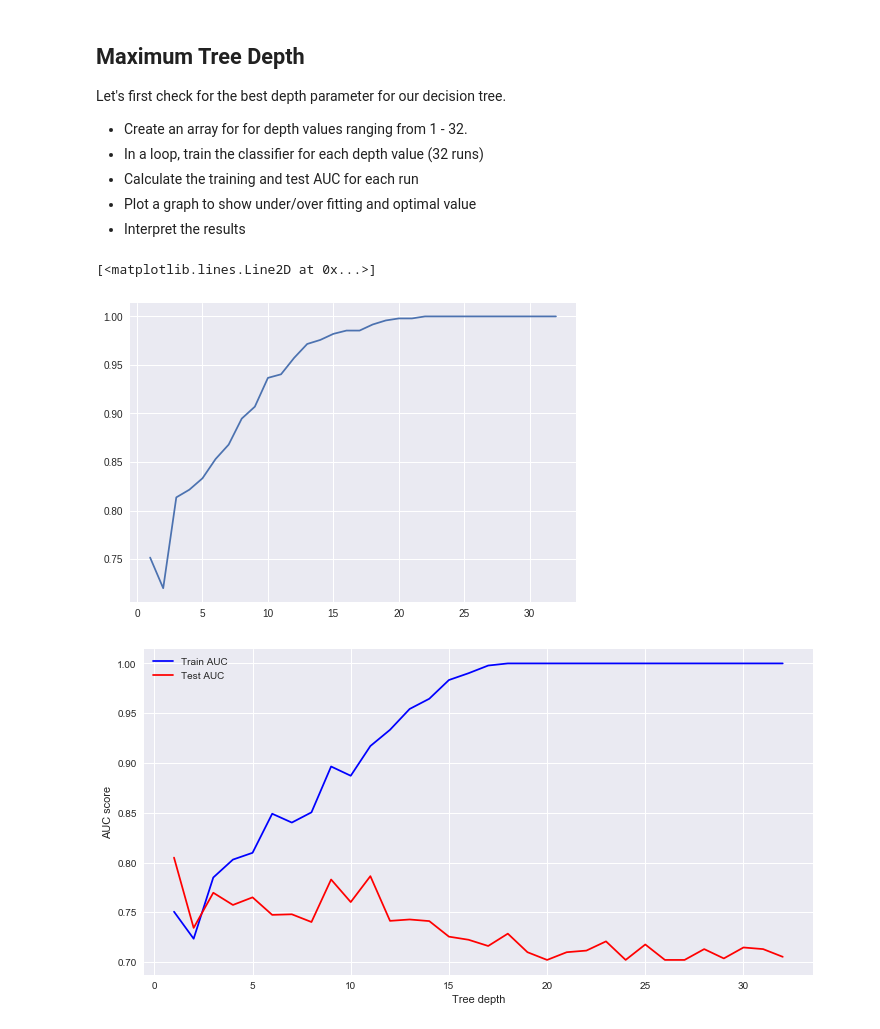
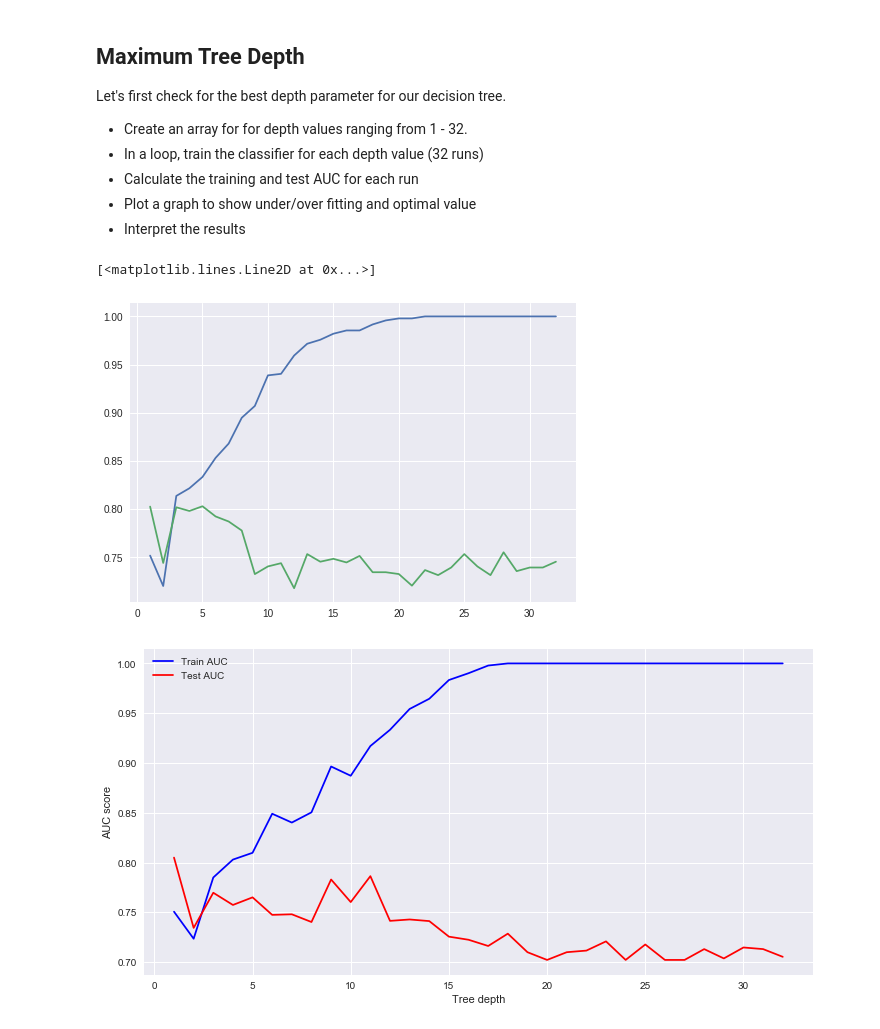
Before and after one commit to kevzha/dsc-3-31-08-decision-tree-pruning-hyperparameter-optimization-lab-nyc-ds-career-012819, a Jupyter notebook: index.ipynb, the cells around one changed output. Cells and saved outputs as stored; diff of their text form; code cells hidden in the pictures.

```diff
--- a/index.ipynb
+++ b/index.ipynb
@@ -119,27 +119,28 @@ Let's first check for the best depth parameter for our decision tree.
 # %%
 depths = np.linspace(1,32,32)
 train = []
 test = []
 
 for depth in depths:
     clf = DecisionTreeClassifier(criterion='entropy', max_depth= depth)
     clf.fit(X_train, y_train)
 
     y_pred_train = clf.predict(X_train)
     false_positive_rate, true_positive_rate, thresholds = roc_curve(y_train, y_pred_train)
     roc_auc_train = auc(false_positive_rate, true_positive_rate)
 
     y_pred_test = clf.predict(X_test)
     false_positive_rate, true_positive_rate, thresholds = roc_curve(y_test, y_pred_test)
     roc_auc_test = auc(false_positive_rate, true_positive_rate)
 
     train.append(roc_auc_train)
     test.append(roc_auc_test)
 
 plt.plot(depths, train)
+plt.plot(depths, test)
 # %% [output]
 [<matplotlib.lines.Line2D at 0x...>]
-[figure, old version]
+[figure, new version]
 # %%
 # Identify the optimal tree depth for given data
 # Your code here
```
